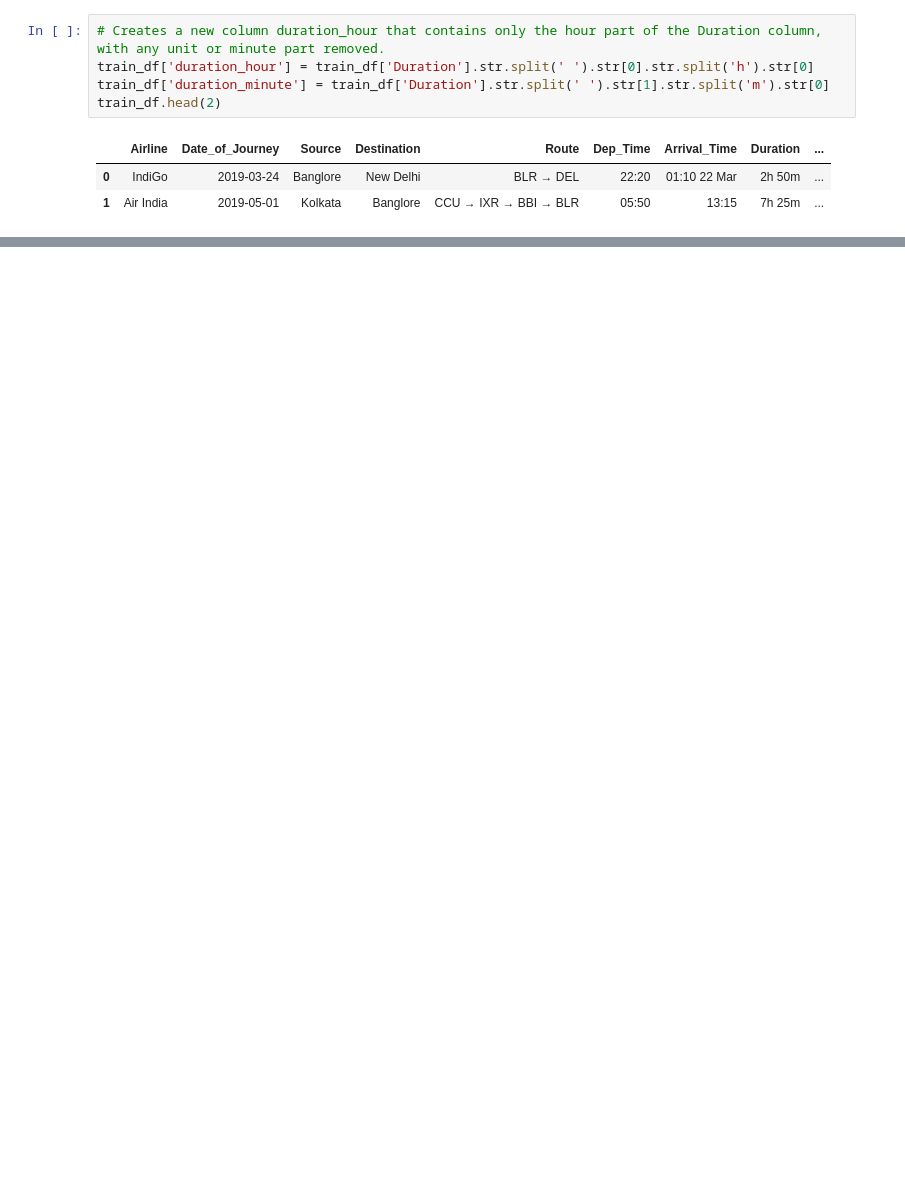
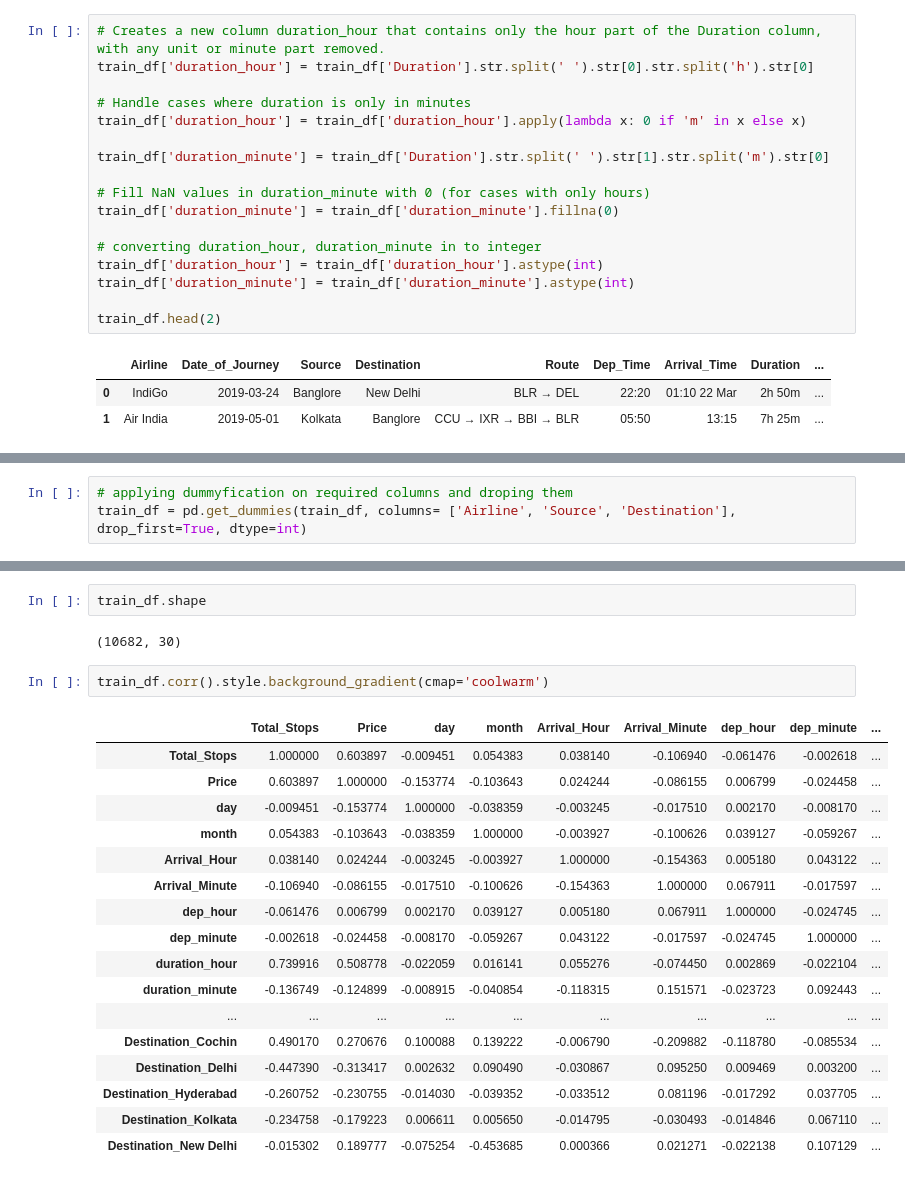
Before and after one commit to vinodvicki/Flight-Flare-predictions-, a Jupyter notebook: Untitled6.ipynb, the cells around one changed output, grey strips where cells are left out. Saved outputs shown, nothing was run; the diff lists cells and outputs as text; blank space fills up the shorter version.

```diff
--- a/Untitled6.ipynb
+++ b/Untitled6.ipynb
@@ -265,7 +265,19 @@ dtype: int64
 # %%
 # Creates a new column duration_hour that contains only the hour part of the Duration column, with any unit or minute part removed.
 train_df['duration_hour'] = train_df['Duration'].str.split(' ').str[0].str.split('h').str[0]
+
+# Handle cases where duration is only in minutes
+train_df['duration_hour'] = train_df['duration_hour'].apply(lambda x: 0 if 'm' in x else x)
+
 train_df['duration_minute'] = train_df['Duration'].str.split(' ').str[1].str.split('m').str[0]
+
+# Fill NaN values in duration_minute with 0 (for cases with only hours)
+train_df['duration_minute'] = train_df['duration_minute'].fillna(0)
+
+# converting duration_hour, duration_minute in to integer
+train_df['duration_hour'] = train_df['duration_hour'].astype(int)
+train_df['duration_minute'] = train_df['duration_minute'].astype(int)
+
 train_df.head(2)
 # %% [output]
 |  | Airline | Date_of_Journey | Source | Destination | Route | Dep_Time | Arrival_Time | Duration | ... |
@@ -275,0 +286,3 @@ pd.get_dummies(train_df['Airline'],train_df['Destination'], train_df['Source'] ,
+# %%
+# applying dummyfication on required columns and droping them
+train_df = pd.get_dummies(train_df, columns= ['Airline', 'Source', 'Destination'], drop_first=True, dtype=int)
@@ -275,0 +312,24 @@ pd.get_dummies(train_df['Airline'],train_df['Destination'], train_df['Source'] ,
+# %%
+train_df.shape
+# %% [output]
+(10682, 30)
+# %%
+train_df.corr().style.background_gradient(cmap='coolwarm')
+# %% [output]
+|  | Total_Stops | Price | day | month | Arrival_Hour | Arrival_Minute | dep_hour | dep_minute | ... |
+| Total_Stops | 1.000000 | 0.603897 | -0.009451 | 0.054383 | 0.038140 | -0.106940 | -0.061476 | -0.002618 | ... |
+| Price | 0.603897 | 1.000000 | -0.153774 | -0.103643 | 0.024244 | -0.086155 | 0.006799 | -0.024458 | ... |
+| day | -0.009451 | -0.153774 | 1.000000 | -0.038359 | -0.003245 | -0.017510 | 0.002170 | -0.008170 | ... |
+| month | 0.054383 | -0.103643 | -0.038359 | 1.000000 | -0.003927 | -0.100626 | 0.039127 | -0.059267 | ... |
+| Arrival_Hour | 0.038140 | 0.024244 | -0.003245 | -0.003927 | 1.000000 | -0.154363 | 0.005180 | 0.043122 | ... |
+| Arrival_Minute | -0.106940 | -0.086155 | -0.017510 | -0.100626 | -0.154363 | 1.000000 | 0.067911 | -0.017597 | ... |
+| dep_hour | -0.061476 | 0.006799 | 0.002170 | 0.039127 | 0.005180 | 0.067911 | 1.000000 | -0.024745 | ... |
+| dep_minute | -0.002618 | -0.024458 | -0.008170 | -0.059267 | 0.043122 | -0.017597 | -0.024745 | 1.000000 | ... |
+| duration_hour | 0.739916 | 0.508778 | -0.022059 | 0.016141 | 0.055276 | -0.074450 | 0.002869 | -0.022104 | ... |
+| duration_minute | -0.136749 | -0.124899 | -0.008915 | -0.040854 | -0.118315 | 0.151571 | -0.023723 | 0.092443 | ... |
+| ... | ... | ... | ... | ... | ... | ... | ... | ... | ... |
+| Destination_Cochin | 0.490170 | 0.270676 | 0.100088 | 0.139222 | -0.006790 | -0.209882 | -0.118780 | -0.085534 | ... |
+| Destination_Delhi | -0.447390 | -0.313417 | 0.002632 | 0.090490 | -0.030867 | 0.095250 | 0.009469 | 0.003200 | ... |
+| Destination_Hyderabad | -0.260752 | -0.230755 | -0.014030 | -0.039352 | -0.033512 | 0.081196 | -0.017292 | 0.037705 | ... |
+| Destination_Kolkata | -0.234758 | -0.179223 | 0.006611 | 0.005650 | -0.014795 | -0.030493 | -0.014846 | 0.067110 | ... |
+| Destination_New Delhi | -0.015302 | 0.189777 | -0.075254 | -0.453685 | 0.000366 | 0.021271 | -0.022138 | 0.107129 | ... |
```
Also changed, not shown: parts of 21 cells of this notebook.
